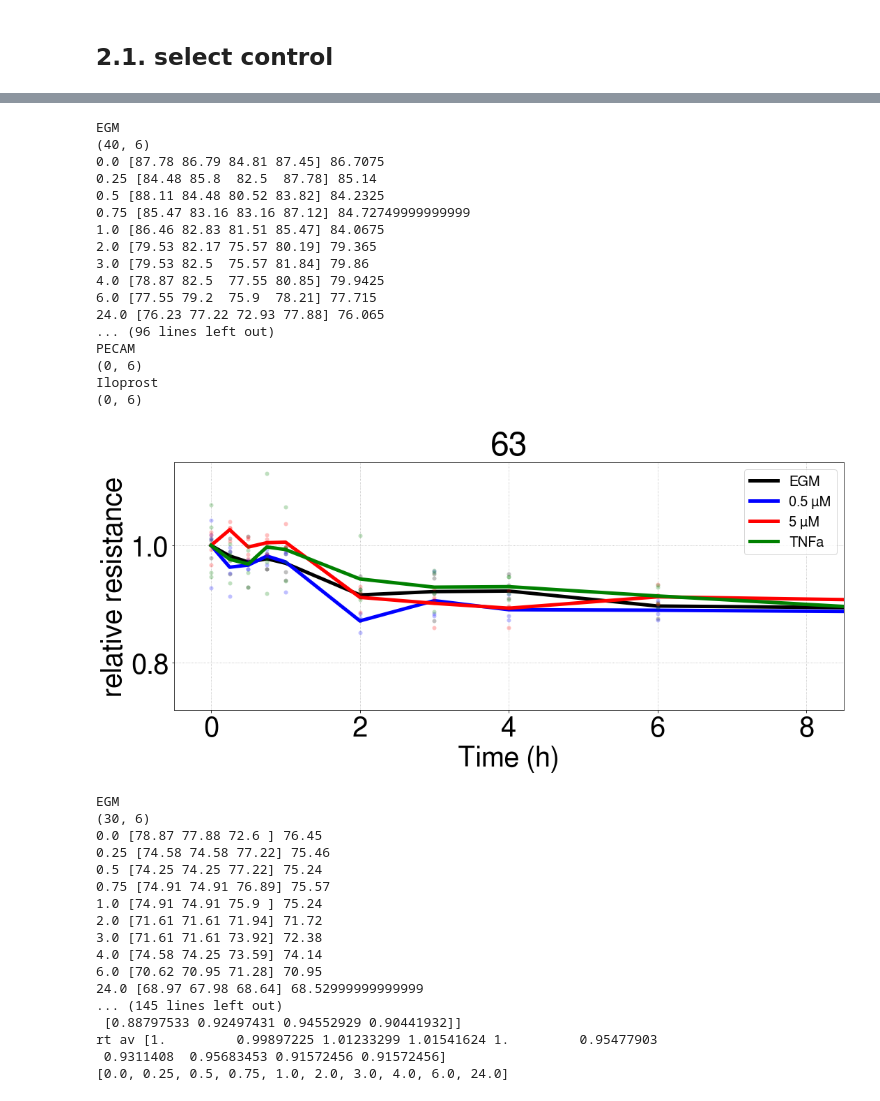
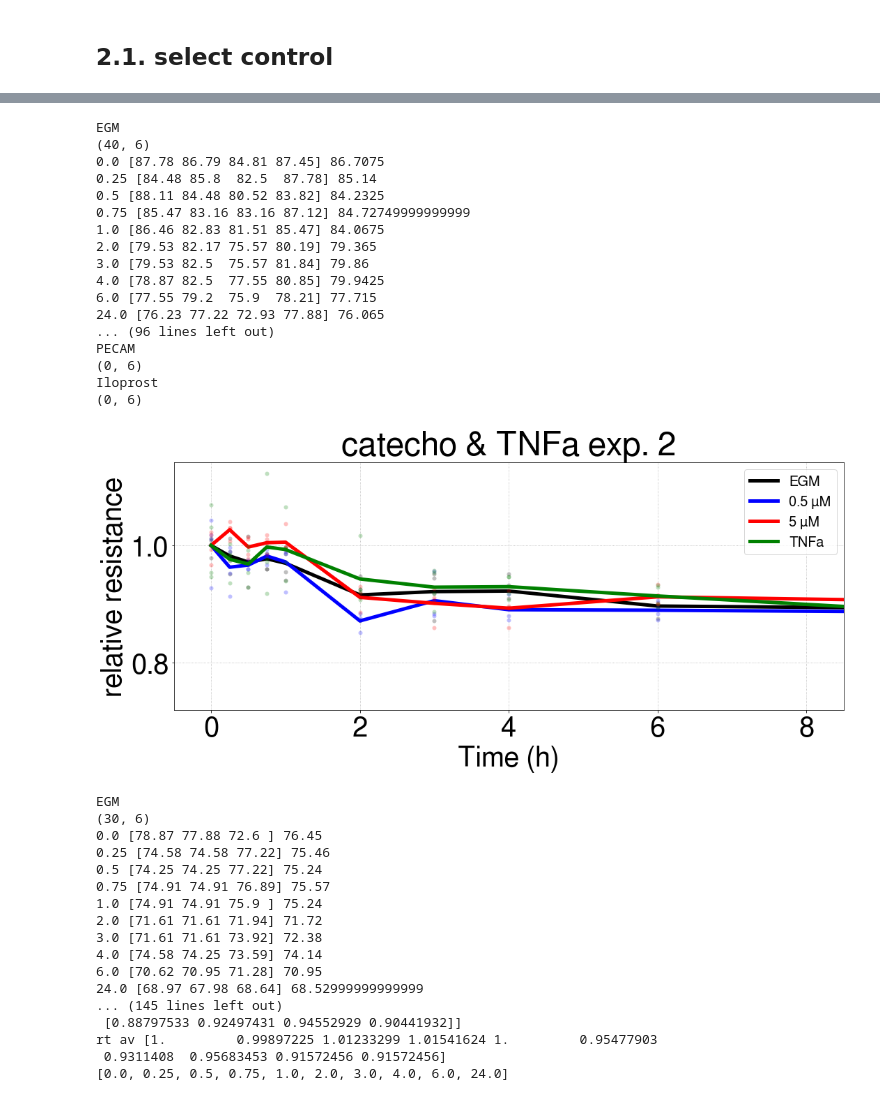
Before and after one commit to adelomana/HUVECs, a Jupyter notebook: TEER/analysis.ipynb, the cells around one changed output, grey strips where cells are left out. Saved outputs shown, nothing was run; the diff lists cells and outputs as text; code cells hidden in the pictures.

```diff
--- a/TEER/analysis.ipynb
+++ b/TEER/analysis.ipynb
@@ -41,6 +41,7 @@ print(unique_timepoints, len(unique_timepoints))
 ## 2.1. select control
 # %%
 experiments_to_analyze = [62, 63, 65, 66, 68]
+experiments_descriptions = ['catecho & TNFa exp. 1', 'catecho & TNFa exp. 2', '+ PECAM & Ilo. exp. 1', '+ PECAM & Ilo. exp. 2', '2 h starvation']
 
 treatment_labels = ['EGM', '0.5 µM', '5 µM', 'TNFa', 'PECAM', 'Iloprost']
 treatment_colors = ['black', 'blue', 'red', 'green', 'orange', 'purple']
@@ -81,7 +82,7 @@ for e2a in experiments_to_analyze:
             print()
 
     matplotlib.pyplot.xlim([-.5, 8.5])
-    matplotlib.pyplot.title(e2a)
+    matplotlib.pyplot.title(experiments_descriptions[experiments_to_analyze.index(e2a)])
     matplotlib.pyplot.legend(fontsize=20)
     matplotlib.pyplot.grid( linestyle=':')
     matplotlib.pyplot.xlabel('Time (h)')
@@ -110,21 +111,21 @@ Iloprost
 EGM
 (40, 6)
 0.0 [87.78 86.79 84.81 87.45] 86.7075
 0.25 [84.48 85.8  82.5  87.78] 85.14
 0.5 [88.11 84.48 80.52 83.82] 84.2325
 0.75 [85.47 83.16 83.16 87.12] 84.72749999999999
 1.0 [86.46 82.83 81.51 85.47] 84.0675
 2.0 [79.53 82.17 75.57 80.19] 79.365
 3.0 [79.53 82.5  75.57 81.84] 79.86
 4.0 [78.87 82.5  77.55 80.85] 79.9425
 6.0 [77.55 79.2  75.9  78.21] 77.715
 24.0 [76.23 77.22 72.93 77.88] 76.065
 ... (96 lines left out)
 PECAM
 (0, 6)
 Iloprost
 (0, 6)
-[figure, old version]
+[figure, new version]
 EGM
 (30, 6)
 0.0 [78.87 77.88 72.6 ] 76.45
```
Also changed, not shown: parts of 1 cell of this notebook, 1 other file.
